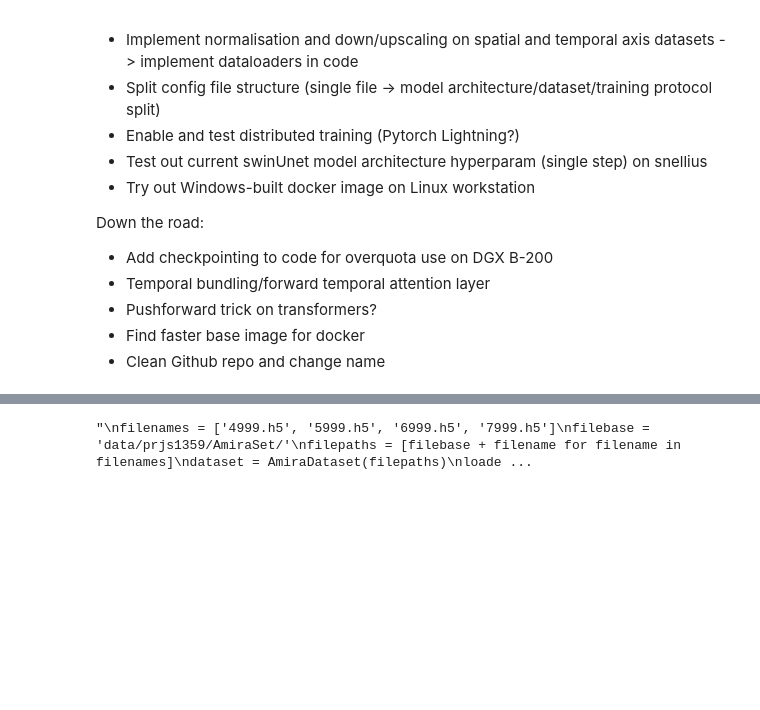
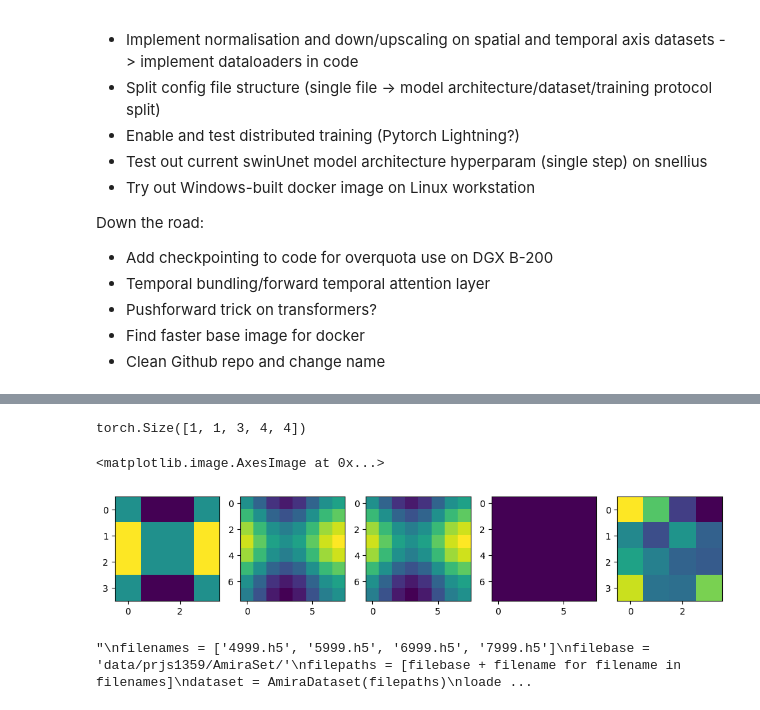
Before and after one commit to tpharmsen/AutoregressiveNeuralOperators, a Jupyter notebook: test.ipynb, the cells around one changed output, grey strips where cells are left out. Cells and saved outputs as stored; diff of their text form; code cells hidden in the pictures; blank space fills up the shorter version.

Commit message:
interpolation methods

```diff
--- a/test.ipynb
+++ b/test.ipynb
@@ -117,3 +219,24 @@ tensor(0.1055)
+# %%
+x = torch.linspace(-2, 2, 4)
+y = torch.linspace(-2, 2, 4)
+X, Y = torch.meshgrid(x, y, indexing="xy")
+ran = 100 * torch.randn(1,1,1,4,4)
+Z = X**2 - Y**2
+Z = Z.unsqueeze(0).unsqueeze(0).unsqueeze(0)
+ranZran = torch.cat([ran, Z, ran], dim=2)
+print(ranZran.shape)
+fig, ax = plt.subplots(1,5, figsize=(12,3))
+ax[0].imshow(Z[0,0,0])
+Z2 = spectral_fourier_interpolation(Z, (8,8))
+Z3 = spectral_fourier_interpolation(ranZran, (8,8))
+ax[1].imshow(Z2.squeeze())
+ax[2].imshow(Z3.squeeze()[1])
+ax[3].imshow(Z2.squeeze() - Z3.squeeze()[1])
+ax[4].imshow(ran[0,0,0])
+# %% [output]
+torch.Size([1, 1, 3, 4, 4])
+<matplotlib.image.AxesImage at 0x...>
+[figure, added]
 # %%
 import torch
 from torch.utils.data import Dataset
```
Also changed, not shown: parts of 3 cells of this notebook.
